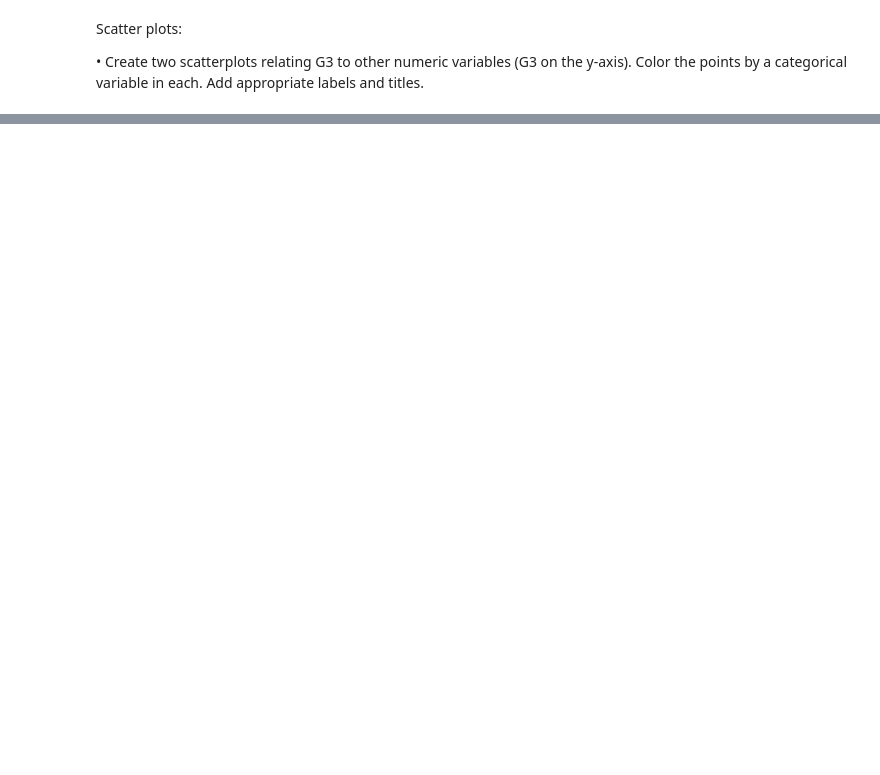
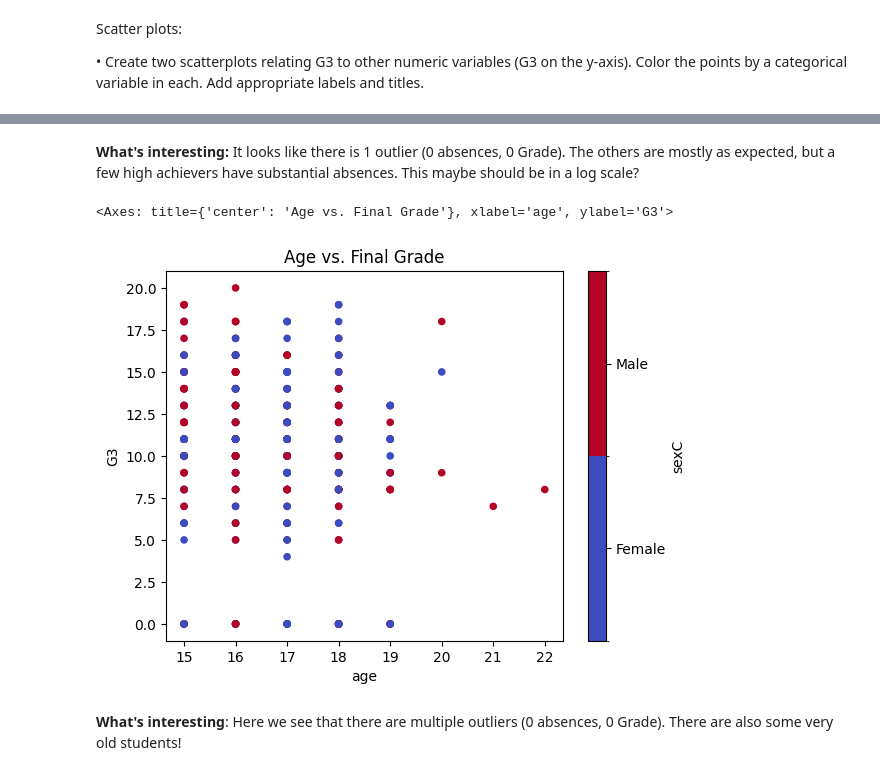
Before and after one commit to ljzier/ST-554-repo, a Jupyter notebook: ST_554_HW4.ipynb, the cells around one changed output, grey strips where cells are left out. Saved outputs shown, nothing was run; the diff lists cells and outputs as text; code cells hidden in the pictures; blank space fills up the shorter version.

```diff
--- a/ST_554_HW4.ipynb
+++ b/ST_554_HW4.ipynb
@@ -179,0 +180,10 @@ stud_data.plot.scatter(x = "absences", y = "G3", title = "Absences vs. Grade")
+# %% [markdown]
+**What's interesting:**
+It looks like there is 1 outlier (0 absences, 0 Grade).  The others are mostly as expected, but a few high achievers have substantial absences. This maybe should be in a log scale?
+# %%
+stud_data.plot.scatter(x = "age", y = "G3",c= "sexC", cmap = "coolwarm",title = "Age vs. Final Grade")
+# %% [output]
+<Axes: title={'center': 'Age vs. Final Grade'}, xlabel='age', ylabel='G3'>
+[figure, added]
+# %% [markdown]
+**What's interesting**: Here we see that there are multiple outliers (0 absences, 0 Grade). There are also some very old students!
```
Also changed, not shown: parts of 8 cells of this notebook.
